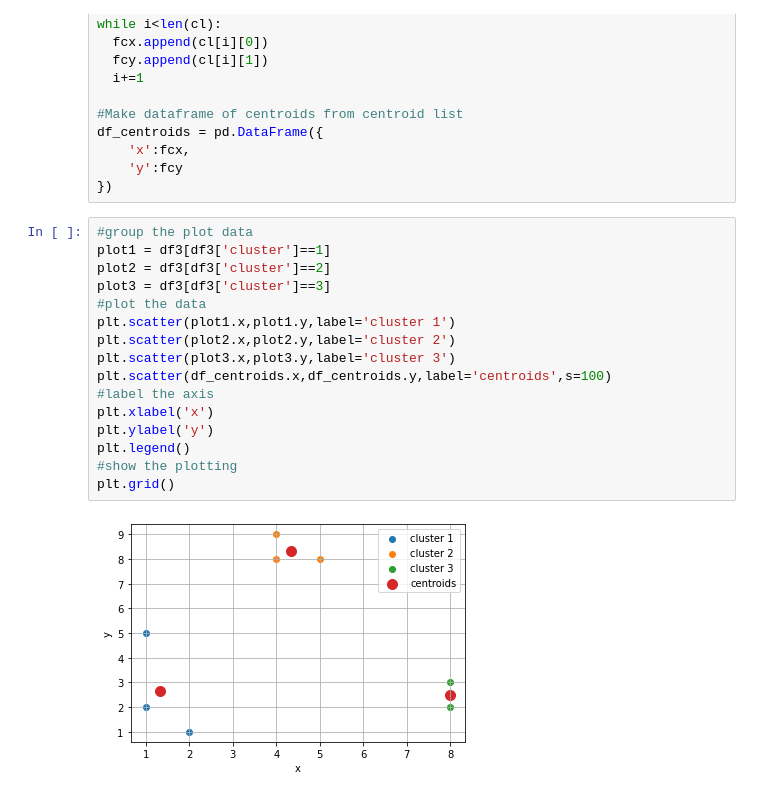
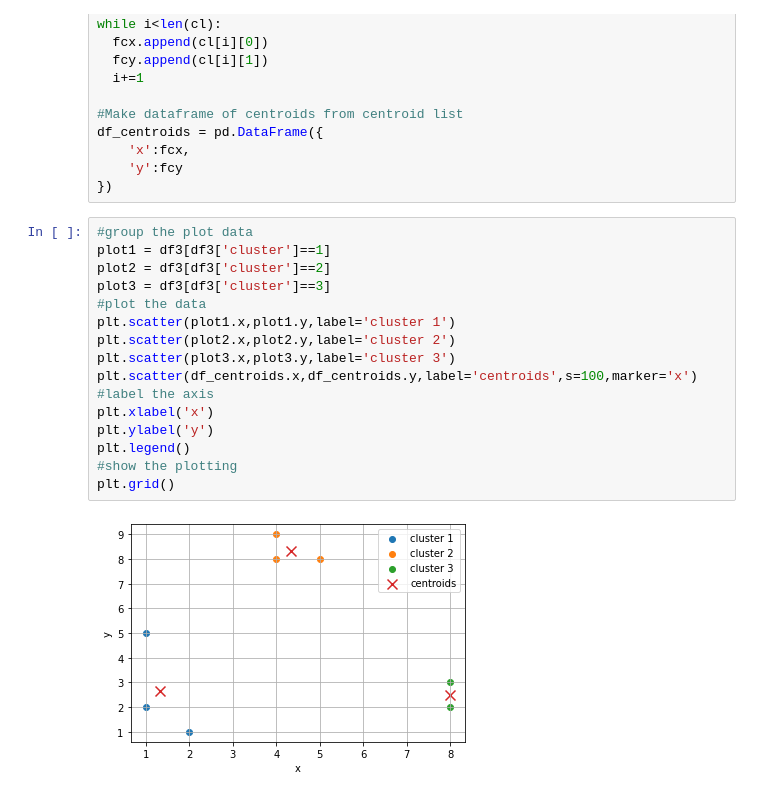
Before and after one commit to Gitroars/FoDS_LEC, a Jupyter notebook: FoDS_w8/2502009721_Week8Exercise_p1.ipynb, the cells around one changed output. Drawn from its saved outputs; the diff is of its cells as text.

```diff
--- a/FoDS_w8/2502009721_Week8Exercise_p1.ipynb
+++ b/FoDS_w8/2502009721_Week8Exercise_p1.ipynb
@@ -219,18 +219,18 @@ df_centroids = pd.DataFrame({
 # %%
 #group the plot data
 plot1 = df3[df3['cluster']==1]
 plot2 = df3[df3['cluster']==2]
 plot3 = df3[df3['cluster']==3]
 #plot the data
 plt.scatter(plot1.x,plot1.y,label='cluster 1')
 plt.scatter(plot2.x,plot2.y,label='cluster 2')
 plt.scatter(plot3.x,plot3.y,label='cluster 3')
-plt.scatter(df_centroids.x,df_centroids.y,label='centroids',s=100)
+plt.scatter(df_centroids.x,df_centroids.y,label='centroids',s=100,marker='x')
 #label the axis
 plt.xlabel('x')
 plt.ylabel('y')
 plt.legend()
 #show the plotting
 plt.grid()
 # %% [output]
-[figure, old version]
+[figure, new version]
```
Also changed, not shown: 6 other files.
